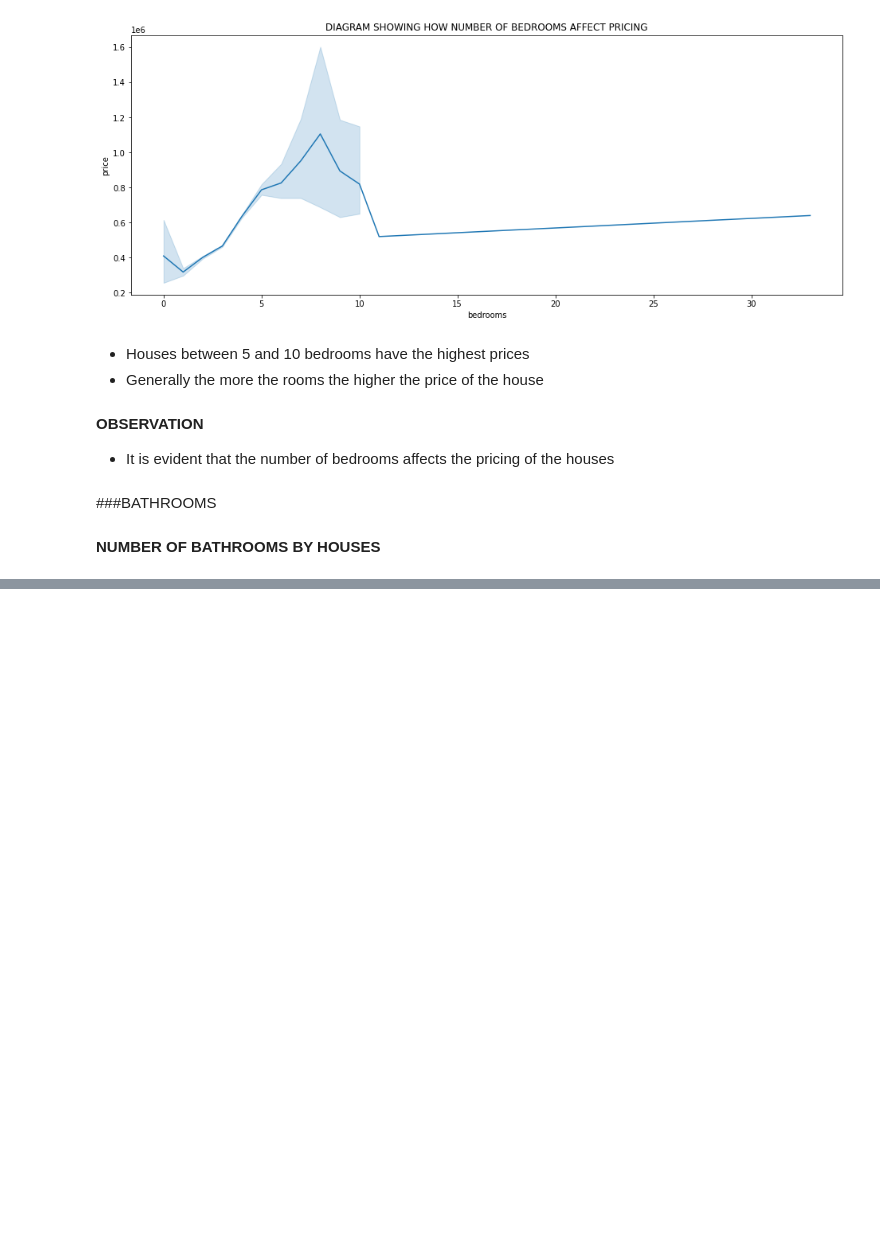
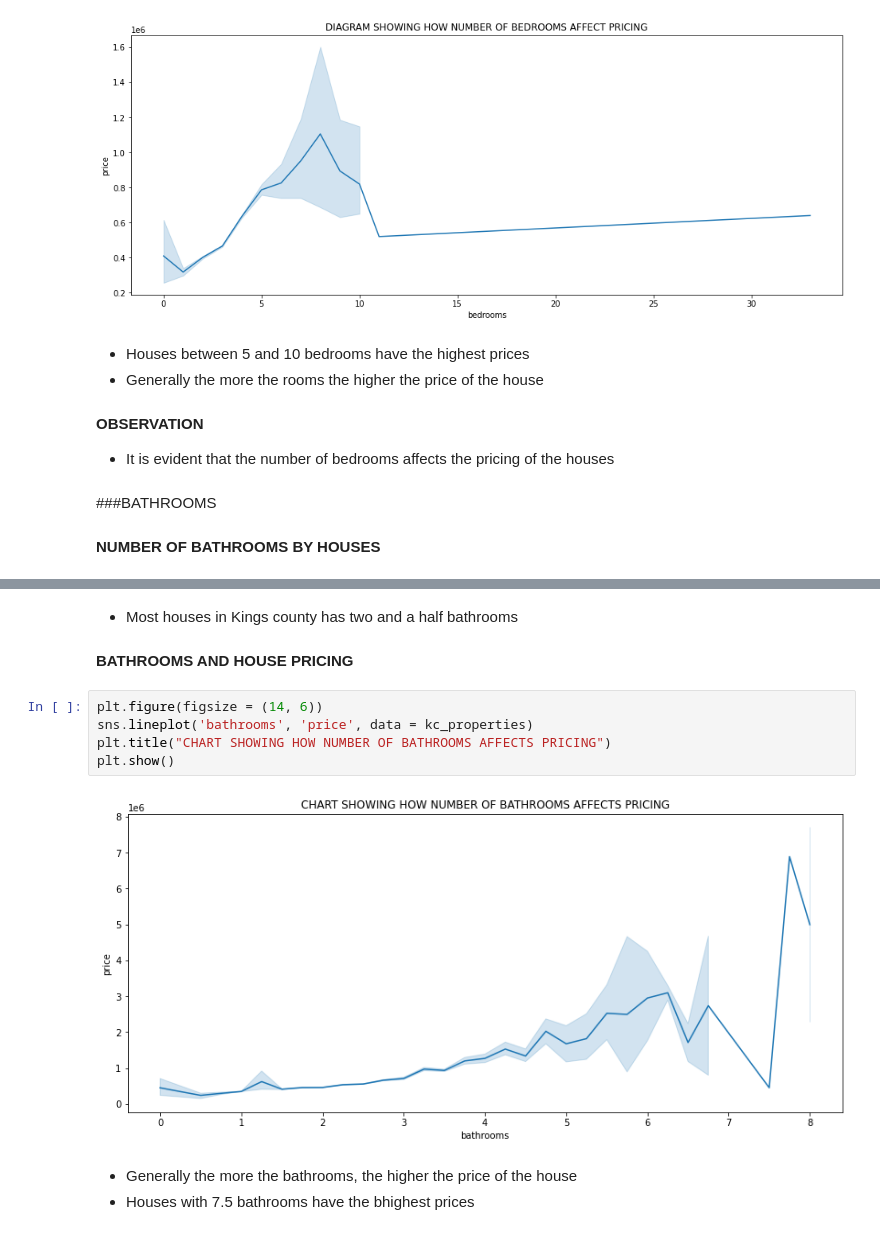
Before and after one commit to MikeDeecode/KC-properties-price-analysis, a Jupyter notebook: kc_properties_analysis.ipynb, the cells around one changed output, grey strips where cells are left out. Saved outputs shown, nothing was run; the diff lists cells and outputs as text; blank space fills up the shorter version.

```diff
--- a/kc_properties_analysis.ipynb
+++ b/kc_properties_analysis.ipynb
@@ -176,0 +211,14 @@ plt.show()
+# %% [markdown]
+* Most houses in Kings county has two and a half bathrooms
+# %% [markdown]
+**BATHROOMS AND HOUSE PRICING**
+# %%
+plt.figure(figsize = (14, 6))
+sns.lineplot('bathrooms', 'price', data = kc_properties)
+plt.title("CHART SHOWING HOW NUMBER OF BATHROOMS AFFECTS PRICING")
+plt.show()
+# %% [output]
+[figure, added]
+# %% [markdown]
+* Generally the more the bathrooms, the higher the price of the house
+* Houses with 7.5 bathrooms have the bhighest prices
```
Also changed, not shown: parts of 3 cells of this notebook.
